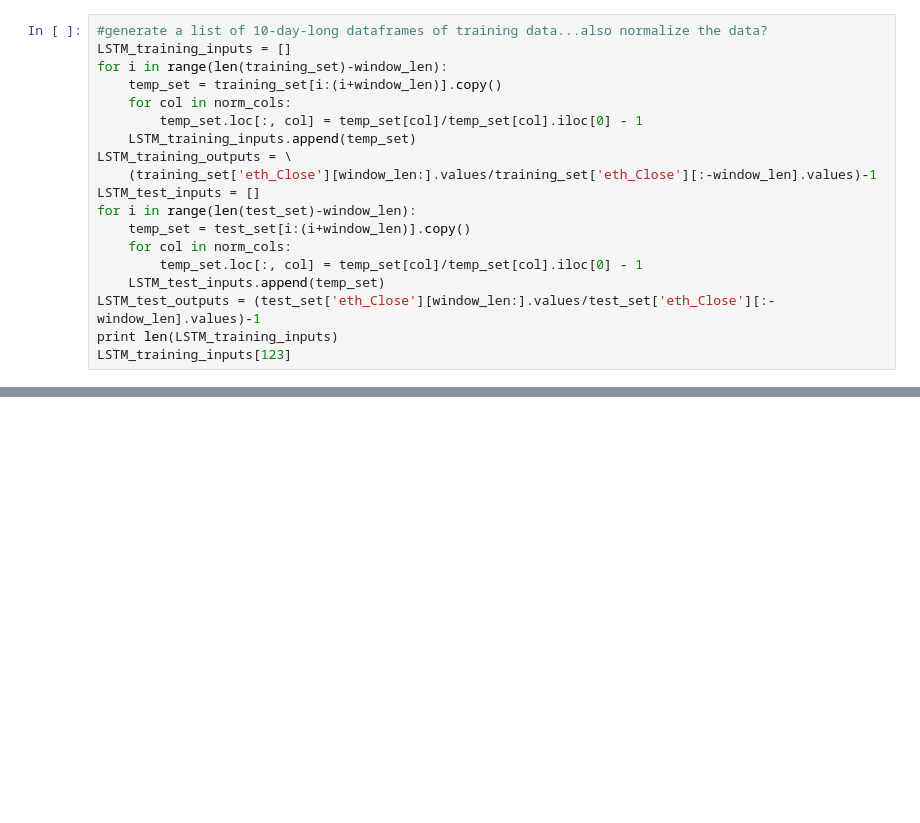
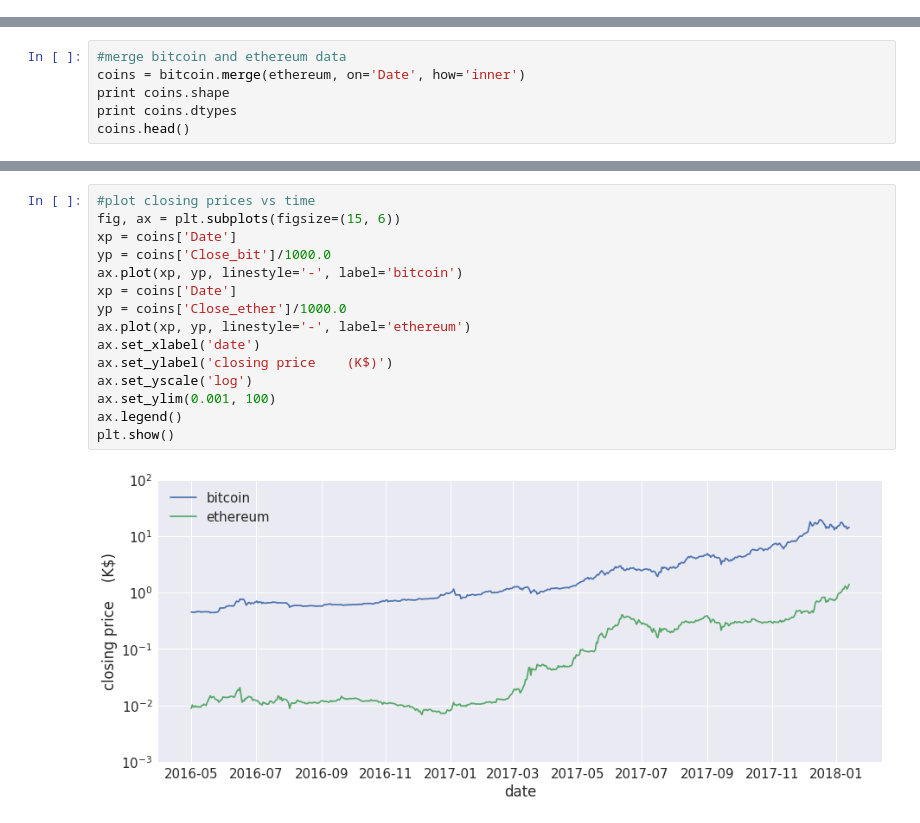
Before and after one commit to joehahn/tf-text-classification-demo, a Jupyter notebook: predict_crypto_prices/predict_crypto_price.ipynb, the cells around one changed output, grey strips where cells are left out. Saved outputs shown, nothing was run; the diff lists cells and outputs as text; blank space fills up the shorter version.

Commit message:
lstm

```diff
--- a/predict_crypto_prices/predict_crypto_price.ipynb
+++ b/predict_crypto_prices/predict_crypto_price.ipynb
@@ -237,19 +0,0 @@ training_set.head()
-# %%
-#generate a list of 10-day-long dataframes of training data...also normalize the data?
-LSTM_training_inputs = []
-for i in range(len(training_set)-window_len):
-    temp_set = training_set[i:(i+window_len)].copy()
-    for col in norm_cols:
-        temp_set.loc[:, col] = temp_set[col]/temp_set[col].iloc[0] - 1
-    LSTM_training_inputs.append(temp_set)
-LSTM_training_outputs = \
-    (training_set['eth_Close'][window_len:].values/training_set['eth_Close'][:-window_len].values)-1
-LSTM_test_inputs = []
-for i in range(len(test_set)-window_len):
-    temp_set = test_set[i:(i+window_len)].copy()
-    for col in norm_cols:
-        temp_set.loc[:, col] = temp_set[col]/temp_set[col].iloc[0] - 1
-    LSTM_test_inputs.append(temp_set)
-LSTM_test_outputs = (test_set['eth_Close'][window_len:].values/test_set['eth_Close'][:-window_len].values)-1
-print len(LSTM_training_inputs)
-LSTM_training_inputs[123]
@@ -412,0 +124,6 @@ plt.show()
+# %%
+#merge bitcoin and ethereum data
+coins = bitcoin.merge(ethereum, on='Date', how='inner')
+print coins.shape
+print coins.dtypes
+coins.head()
@@ -412,0 +154,17 @@ plt.show()
+# %%
+#plot closing prices vs time
+fig, ax = plt.subplots(figsize=(15, 6))
+xp = coins['Date']
+yp = coins['Close_bit']/1000.0
+ax.plot(xp, yp, linestyle='-', label='bitcoin')
+xp = coins['Date']
+yp = coins['Close_ether']/1000.0
+ax.plot(xp, yp, linestyle='-', label='ethereum')
+ax.set_xlabel('date')
+ax.set_ylabel('closing price    (K$)')
+ax.set_yscale('log')
+ax.set_ylim(0.001, 100)
+ax.legend()
+plt.show()
+# %% [output]
+[figure, added]
```
Also changed, not shown: parts of 40 cells of this notebook, 1 other file.
